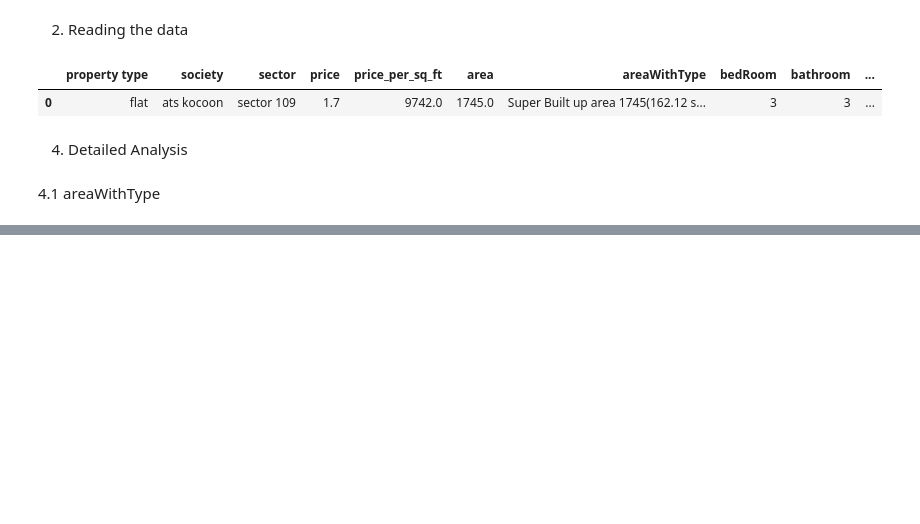
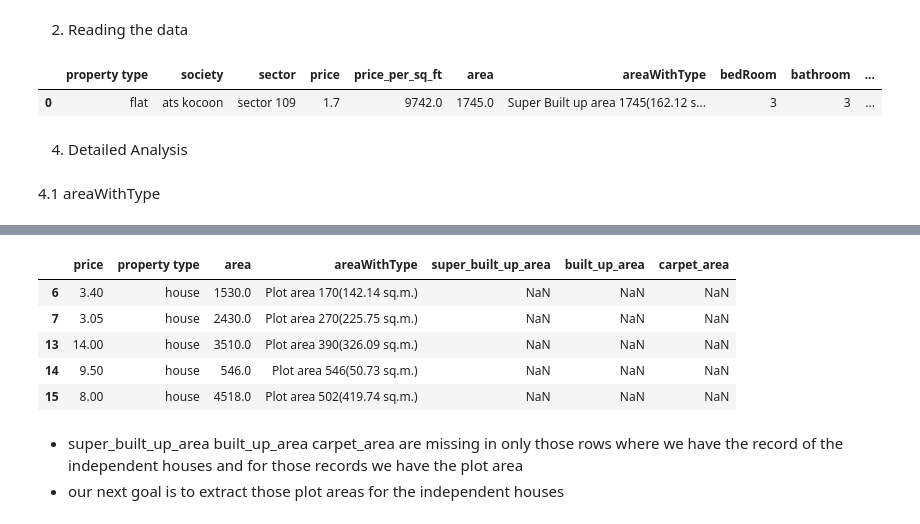
Before and after one commit to abhishek-saurav/real_estate_project, a Jupyter notebook: Data Cleaning/feature_engineering.ipynb, the cells around one changed output, grey strips where cells are left out. Cells and saved outputs as stored; diff of their text form; code cells hidden in the pictures; blank space fills up the shorter version.

```diff
--- a/Data Cleaning/feature_engineering.ipynb
+++ b/Data Cleaning/feature_engineering.ipynb
@@ -74,0 +173,33 @@ df['super_built_up_area'] = df.apply(lambda x: convert_to_sqft(x['areaWithType']
+# %%
+# extracting and converting to dataframe for those rows in which 'super_built_up_area', 'built_up_area' and 'carpet_area' is missing
+
+all_nan_df = (
+    df[(df
+    .super_built_up_area
+    .isnull()) & (
+        df
+        .built_up_area
+        .isnull() & (
+            df
+            .carpet_area
+            .isnull()
+        )
+    )][['price', 'property type', 'area', 'areaWithType','super_built_up_area', 'built_up_area', 'carpet_area']]
+    # .sample(3)
+    # .shape
+)
+# %%
+(
+    all_nan_df
+    .head()
+)
+# %% [output]
+|  | price | property type | area | areaWithType | super_built_up_area | built_up_area | carpet_area |
+| 6 | 3.40 | house | 1530.0 | Plot area 170(142.14 sq.m.) | NaN | NaN | NaN |
+| 7 | 3.05 | house | 2430.0 | Plot area 270(225.75 sq.m.) | NaN | NaN | NaN |
+| 13 | 14.00 | house | 3510.0 | Plot area 390(326.09 sq.m.) | NaN | NaN | NaN |
+| 14 | 9.50 | house | 546.0 | Plot area 546(50.73 sq.m.) | NaN | NaN | NaN |
+| 15 | 8.00 | house | 4518.0 | Plot area 502(419.74 sq.m.) | NaN | NaN | NaN |
+# %% [markdown]
+- super_built_up_area	built_up_area	carpet_area are missing in only those rows where we have the record of the independent houses and for those records we have the plot area
+- our next goal is to extract those plot areas for the independent houses
```
Also changed, not shown: parts of 45 cells of this notebook.
